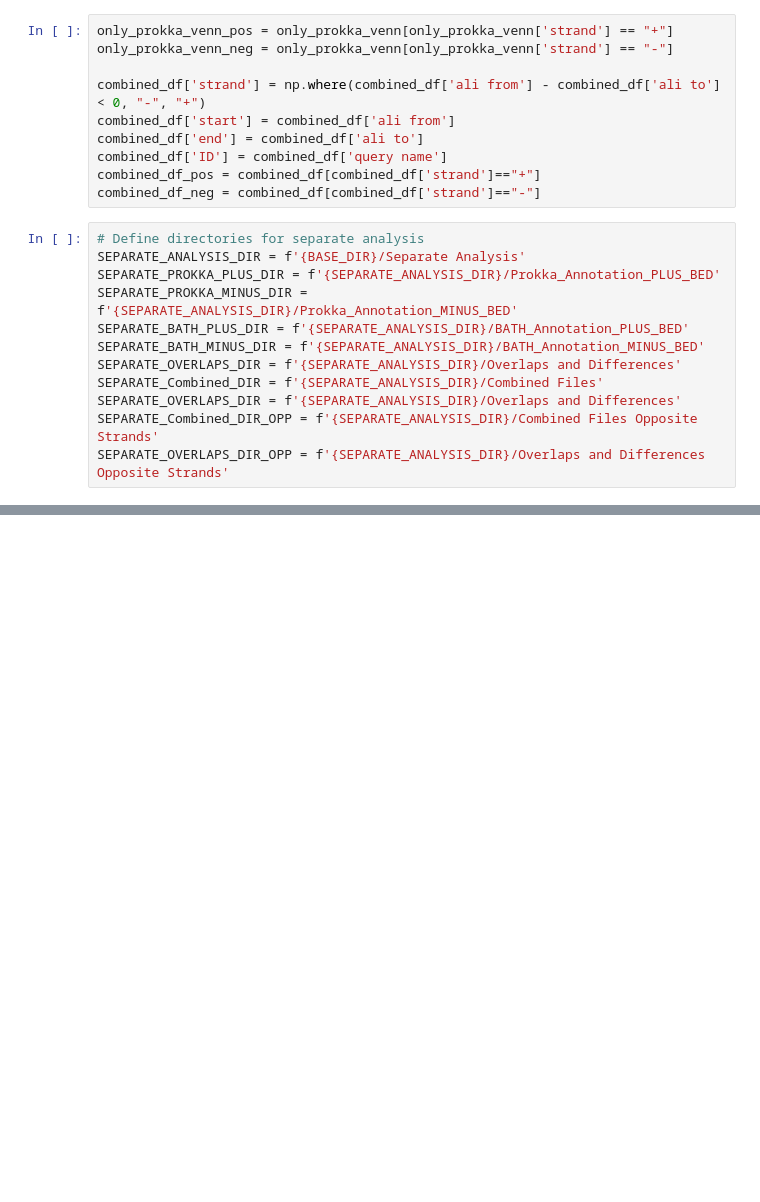
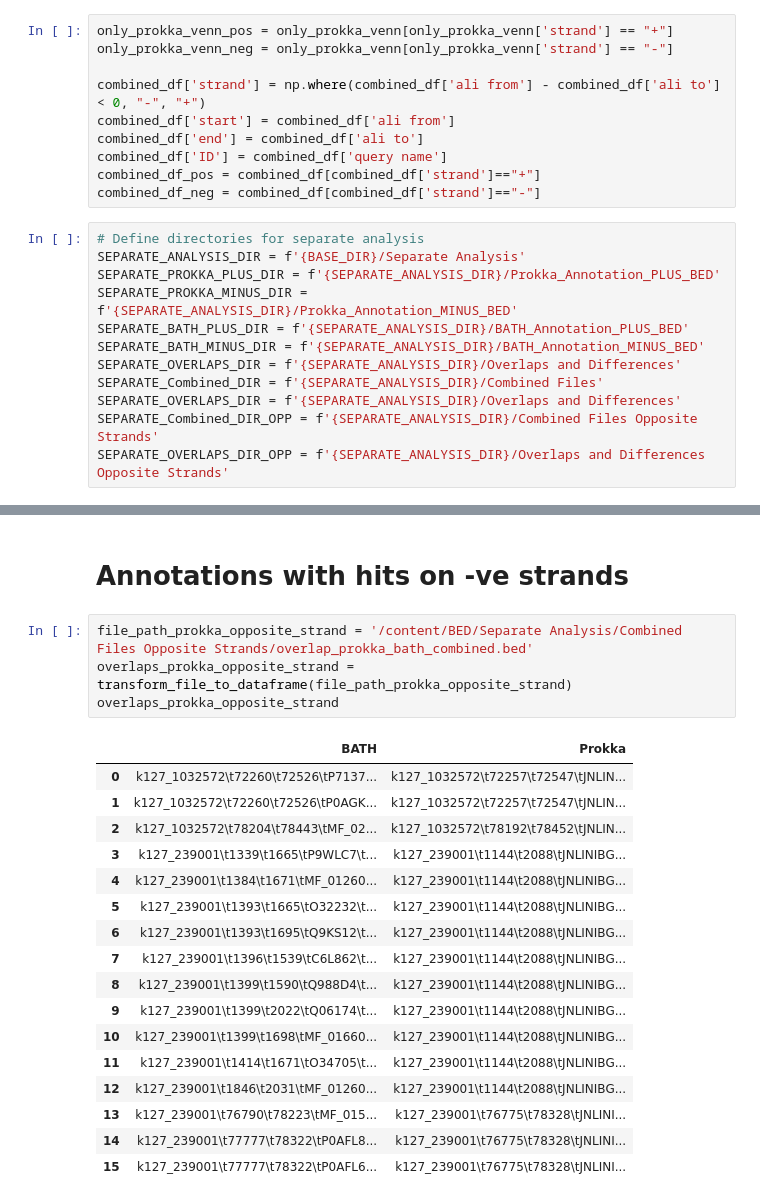
Before and after one commit to NehaSontakk/BATH-Prokka-Comparison, a Jupyter notebook: Updated_Contig_comparison_identifying_gaps_Prokka_vs_BATH.ipynb, the cells around one changed output, grey strips where cells are left out. Saved outputs shown, nothing was run; the diff lists cells and outputs as text; blank space fills up the shorter version.

```diff
--- a/Updated_Contig_comparison_identifying_gaps_Prokka_vs_BATH.ipynb
+++ b/Updated_Contig_comparison_identifying_gaps_Prokka_vs_BATH.ipynb
@@ -504,0 +514,24 @@ No matching Prokka file found for BATH seq_id: 1278307
+# %% [markdown]
+# Annotations with hits on -ve strands
+# %%
+file_path_prokka_opposite_strand = '/content/BED/Separate Analysis/Combined Files Opposite Strands/overlap_prokka_bath_combined.bed'
+overlaps_prokka_opposite_strand = transform_file_to_dataframe(file_path_prokka_opposite_strand)
+overlaps_prokka_opposite_strand
+# %% [output]
+|  | BATH | Prokka |
+| 0 | k127_1032572\t72260\t72526\tP7137... | k127_1032572\t72257\t72547\tJNLIN... |
+| 1 | k127_1032572\t72260\t72526\tP0AGK... | k127_1032572\t72257\t72547\tJNLIN... |
+| 2 | k127_1032572\t78204\t78443\tMF_02... | k127_1032572\t78192\t78452\tJNLIN... |
+| 3 | k127_239001\t1339\t1665\tP9WLC7\t... | k127_239001\t1144\t2088\tJNLINIBG... |
+| 4 | k127_239001\t1384\t1671\tMF_01260... | k127_239001\t1144\t2088\tJNLINIBG... |
+| 5 | k127_239001\t1393\t1665\tO32232\t... | k127_239001\t1144\t2088\tJNLINIBG... |
+| 6 | k127_239001\t1393\t1695\tQ9KS12\t... | k127_239001\t1144\t2088\tJNLINIBG... |
+| 7 | k127_239001\t1396\t1539\tC6L862\t... | k127_239001\t1144\t2088\tJNLINIBG... |
+| 8 | k127_239001\t1399\t1590\tQ988D4\t... | k127_239001\t1144\t2088\tJNLINIBG... |
+| 9 | k127_239001\t1399\t2022\tQ06174\t... | k127_239001\t1144\t2088\tJNLINIBG... |
+| 10 | k127_239001\t1399\t1698\tMF_01660... | k127_239001\t1144\t2088\tJNLINIBG... |
+| 11 | k127_239001\t1414\t1671\tO34705\t... | k127_239001\t1144\t2088\tJNLINIBG... |
+| 12 | k127_239001\t1846\t2031\tMF_01260... | k127_239001\t1144\t2088\tJNLINIBG... |
+| 13 | k127_239001\t76790\t78223\tMF_015... | k127_239001\t76775\t78328\tJNLINI... |
+| 14 | k127_239001\t77777\t78322\tP0AFL8... | k127_239001\t76775\t78328\tJNLINI... |
+| 15 | k127_239001\t77777\t78322\tP0AFL6... | k127_239001\t76775\t78328\tJNLINI... |
```
Also changed, not shown: parts of 25 cells of this notebook.
